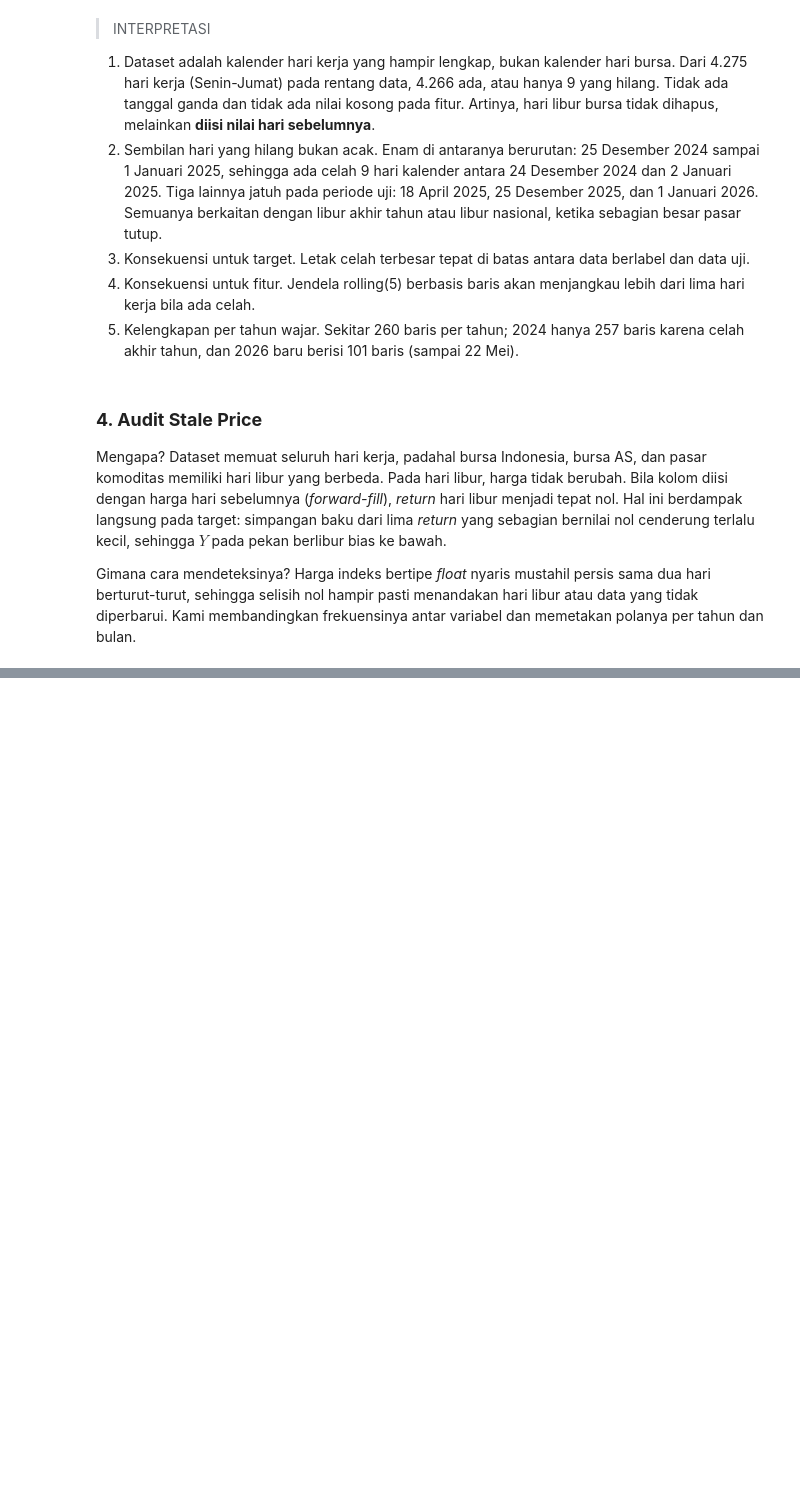
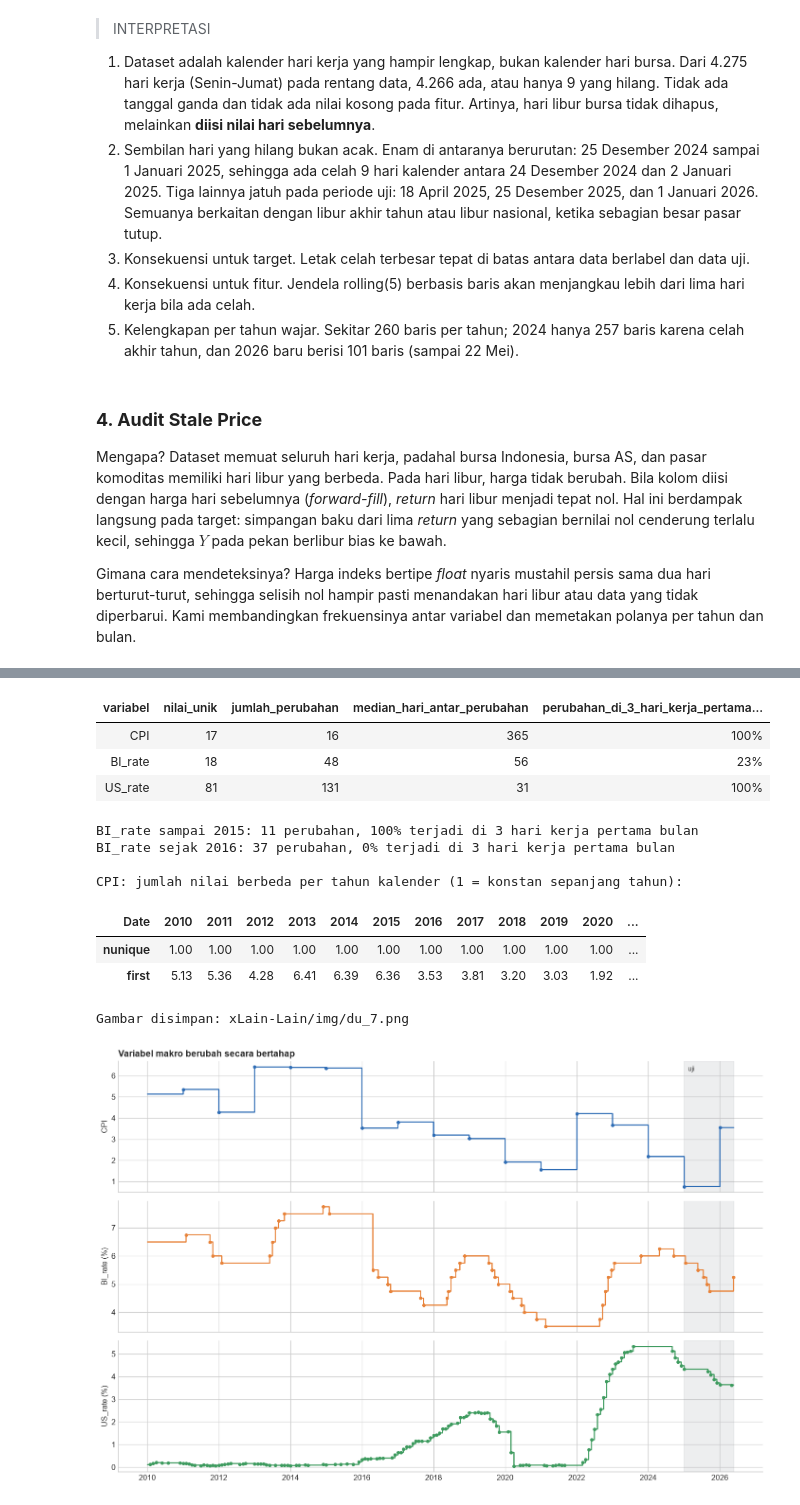
Before and after one commit to g3raldatsc/inception2026, a Jupyter notebook: Notebook/2_data_understanding.ipynb, the cells around one changed output, grey strips where cells are left out. Drawn from its saved outputs; the diff is of its cells as text; code cells hidden in the pictures; blank space fills up the shorter version.

```diff
--- a/Notebook/2_data_understanding.ipynb
+++ b/Notebook/2_data_understanding.ipynb
@@ -292,0 +741,47 @@ Gambar disimpan: xLain-Lain/img/du_1.png
+# %%
+bd_in_month = df.index.to_series().groupby([df.index.year, df.index.month]).cumcount() + 1  # urutan hari kerja dalam bulan
+rows = []
+for c in MACRO_COLS:
+    s = df[c]
+    chg = s.ne(s.shift()); chg.iloc[0] = False
+    dates = s.index[chg]
+    gaps = pd.Series(dates).diff().dt.days.dropna()
+    first3 = (bd_in_month[chg] <= 3).mean() * 100
+    rows.append({"variabel": c, "nilai_unik": s.nunique(), "jumlah_perubahan": int(chg.sum()), "median_hari_antar_perubahan": gaps.median(), "perubahan_di_3_hari_kerja_pertama_bulan": first3})
+macro_tbl = pd.DataFrame(rows)
+display(macro_tbl.style.format({"median_hari_antar_perubahan": "{:.0f}", "perubahan_di_3_hari_kerja_pertama_bulan": "{:.0f}%"}).hide(axis="index"))
+
+# BI_rate: apakah pola waktu perubahan berbeda antar periode?
+bi_chg = df["BI_rate"].ne(df["BI_rate"].shift()); bi_chg.iloc[0] = False
+bi_first3 = (bd_in_month[bi_chg] <= 3)
+for lab, m in [("sampai 2015", bi_first3.index.year <= 2015), ("sejak 2016", bi_first3.index.year >= 2016)]:
+    print(f"BI_rate {lab}: {int(m.sum())} perubahan, {bi_first3[m].mean()*100:.0f}% terjadi di 3 hari kerja pertama bulan")
+
+cpi_year = df["CPI"].groupby(df.index.year).agg(["nunique", "first"])
+print("\nCPI: jumlah nilai berbeda per tahun kalender (1 = konstan sepanjang tahun):")
+display(cpi_year.T.style.format("{:.2f}"))
+
+fig, axes = plt.subplots(3, 1, figsize=(13, 8.6), sharex=True)
+for ax, c, col in zip(axes, MACRO_COLS, [BLUE, ORANGE, GREEN]):
+    ax.step(df.index, df[c], where="post", color=col, lw=1.6)
+    s = df[c]; ch = s.index[s.ne(s.shift())][1:]
+    ax.scatter(ch, s.loc[ch], color=col, s=14, zorder=4)
+    ax.set_ylabel(c + (" (%)" if c != "CPI" else ""))
+    ax.axvspan(TEST_START, df.index.max(), color=GREY, alpha=0.15)
+axes[0].set_title("Variabel makro berubah secara bertahap", loc="left")
+axes[0].text(TEST_START, axes[0].get_ylim()[1] * 0.93, "  uji", color="#444444", fontsize=9.5)
+plt.tight_layout(); save_fig(fig, "du_7.png"); plt.show()
+# %% [output]
+| variabel | nilai_unik | jumlah_perubahan | median_hari_antar_perubahan | perubahan_di_3_hari_kerja_pertama... |
+| CPI | 17 | 16 | 365 | 100% |
+| BI_rate | 18 | 48 | 56 | 23% |
+| US_rate | 81 | 131 | 31 | 100% |
+BI_rate sampai 2015: 11 perubahan, 100% terjadi di 3 hari kerja pertama bulan
+BI_rate sejak 2016: 37 perubahan, 0% terjadi di 3 hari kerja pertama bulan
+
+CPI: jumlah nilai berbeda per tahun kalender (1 = konstan sepanjang tahun):
+| Date | 2010 | 2011 | 2012 | 2013 | 2014 | 2015 | 2016 | 2017 | 2018 | 2019 | 2020 | ... |
+| nunique | 1.00 | 1.00 | 1.00 | 1.00 | 1.00 | 1.00 | 1.00 | 1.00 | 1.00 | 1.00 | 1.00 | ... |
+| first | 5.13 | 5.36 | 4.28 | 6.41 | 6.39 | 6.36 | 3.53 | 3.81 | 3.20 | 3.03 | 1.92 | ... |
+Gambar disimpan: xLain-Lain/img/du_7.png
+[figure, added]
```
Also changed, not shown: parts of 40 cells of this notebook, 16 other files.
